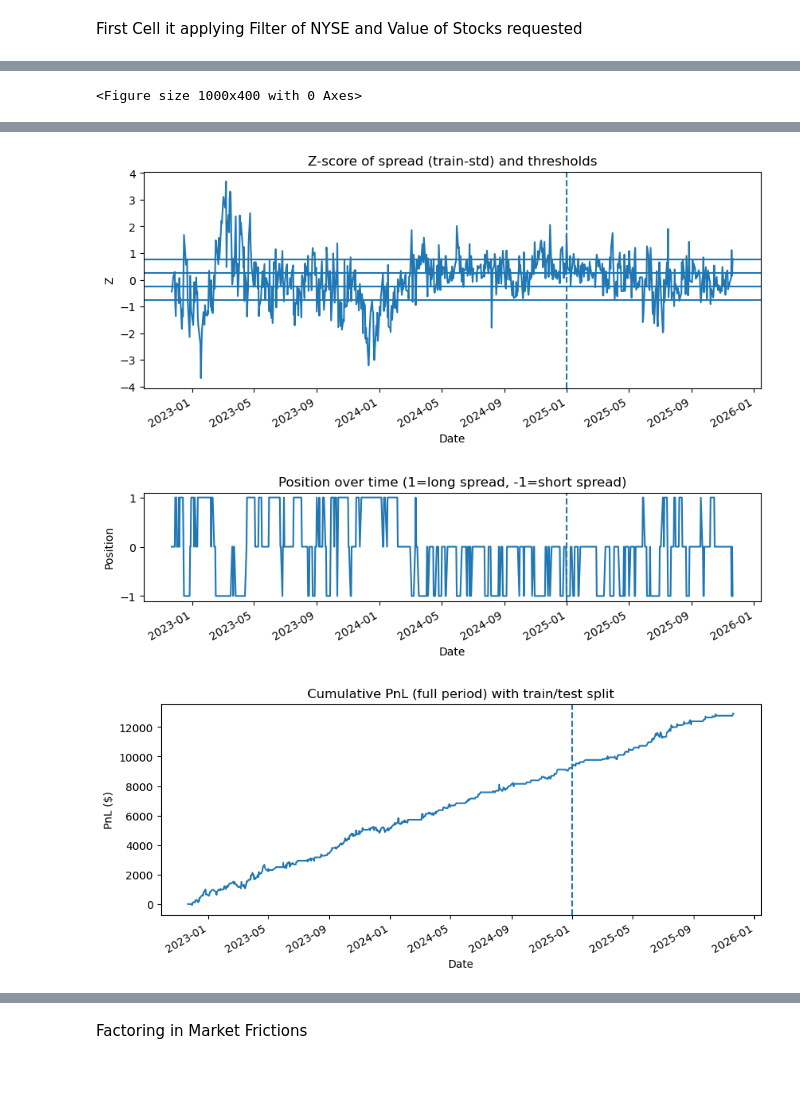
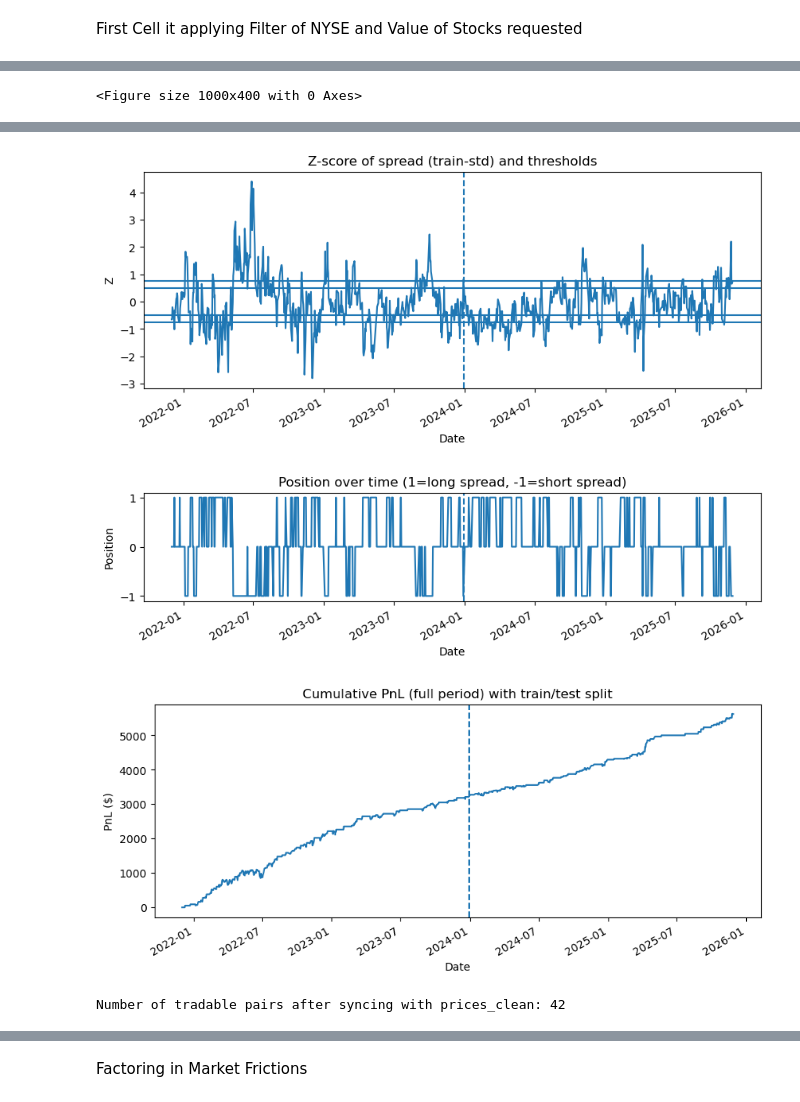
Before and after one commit to BearcatJones1999/Cointegration-Testing, a Jupyter notebook: Cointegration Pipline.ipynb, the cells around one changed output, grey strips where cells are left out. Cells and saved outputs as stored; diff of their text form; code cells hidden in the pictures; blank space fills up the shorter version.

```diff
--- a/Cointegration Pipline.ipynb
+++ b/Cointegration Pipline.ipynb
@@ -11,8 +11,8 @@ from alpaca.trading.enums import AssetClass, AssetStatus
 from alpaca.data import StockHistoricalDataClient, StockBarsRequest
 from alpaca.data.timeframe import TimeFrame
 
-API_KEY = "PKHJB3YT6BXSYPUH2BWSQNRXLL"
-API_SECRET = "EVQaHrtHuabd2MwatcY72dT7zyg6GKshU2fG5hMN4hNS"
+API_KEY = "PK4TWZVLG6IO4EFHF75EOAX6Y5"
+API_SECRET = "49eCLqf7RbEibmmx5gJPm1LgukT88xA2fgfTJRjFt1Wo"
 
 trading_client = TradingClient(API_KEY, API_SECRET)
 data_client = StockHistoricalDataClient(API_KEY, API_SECRET)
@@ -33,9 +33,9 @@ nyse_symbols = [
 
 print(f"NYSE tradable count: {len(nyse_symbols)}")
 
-# 2) Get a recent close price and filter to < $25
+# 2) Get a recent close price and filter to < $50
 end = datetime.today()
-start = end - timedelta(days=10)   # buffer in case of holidays
+start = end - timedelta(days=50)   # buffer in case of holidays
 
 def get_latest_close(symbols):
     """Return last available close for each symbol in `symbols`."""
@@ -66,6 +66,6 @@ for i in range(0, len(nyse_symbols), chunk_size):
 closes = pd.concat(closes_list)
 closes = closes.dropna()
 
-universe = closes[closes < 25].index.tolist()
-print(f"Universe size (NYSE, price < $25): {len(universe)}")
+universe = closes[closes < 50].index.tolist()
+print(f"Universe size (NYSE, price < $50): {len(universe)}")
 # %% [output]
@@ -225,0 +330,14 @@ Got latest closes for chunk 11
+# %%
+def looks_like_preferred(sym: str) -> bool:
+    s = sym.upper()
+    return (".P" in s) or ("-P" in s)
+
+common_cols = [s for s in universe_liquid if not looks_like_preferred(s)]
+
+prices_clean  = prices_clean[common_cols]
+volumes_clean = volumes_clean[common_cols]
+rets          = rets[common_cols]
+universe_liquid = common_cols
+
+print(f"Symbols after removing obvious preferreds (.P / -P): {len(universe_liquid)}")
+print("First few common-like symbols:", universe_liquid[:10])
@@ -417,18 +497,16 @@ Top 'tradable' candidates (filtered by p-value and half-life):
 # %%
-import numpy as np
-import pandas as pd
 import statsmodels.api as sm
 import matplotlib.pyplot as plt
 
 # ========= CONFIG =========
-pair_s1 = "QVCC"
-pair_s2 = "QVCD"
+pair_s1 = "NEA"
+pair_s2 = "NAD"
 
 entry_z = 0.75   # enter when |z| > 2
-exit_z  = 0.25   # exit when |z| < 0.5
+exit_z  = 0.50   # exit when |z| < 0.5
 notional = 10_000  # $10k notional per leg for scaling
 
-train_end = "2024-12-31"  # train on 2022–2023, test on 2024+
+train_end = "2023-12-31"  # train on 2022–2023, test on 2024+
 
 # ========= BUILD SPREAD WITH TRAIN/TEST SPLIT =========
 
@@ -602,6 +680,6 @@ Tail of trading dataframe:
-[figure, old version]
+[figure, new version]
-[figure, old version]
+[figure, new version]
-[figure, old version]
+[figure, new version]
 # %%
 import statsmodels.api as sm
 
@@ -683,6 +761,18 @@ def backtest_pair(
     df["pair"] = f"{s1}_{s2}"
 
     return df
+# %%
+# Ensure tradable pairs are consistent with current prices_clean universe
+valid_syms = set(prices_clean.columns)
+
+tradable = tradable[
+    tradable["s1"].isin(valid_syms) &
+    tradable["s2"].isin(valid_syms)
+].reset_index(drop=True)
+
+print(f"Number of tradable pairs after syncing with prices_clean: {len(tradable)}")
+# %% [output]
+Number of tradable pairs after syncing with prices_clean: 42
 # %%
 pair_results = []
 for _, row in tradable.iterrows():
```
Also changed, not shown: parts of 36 cells of this notebook.
